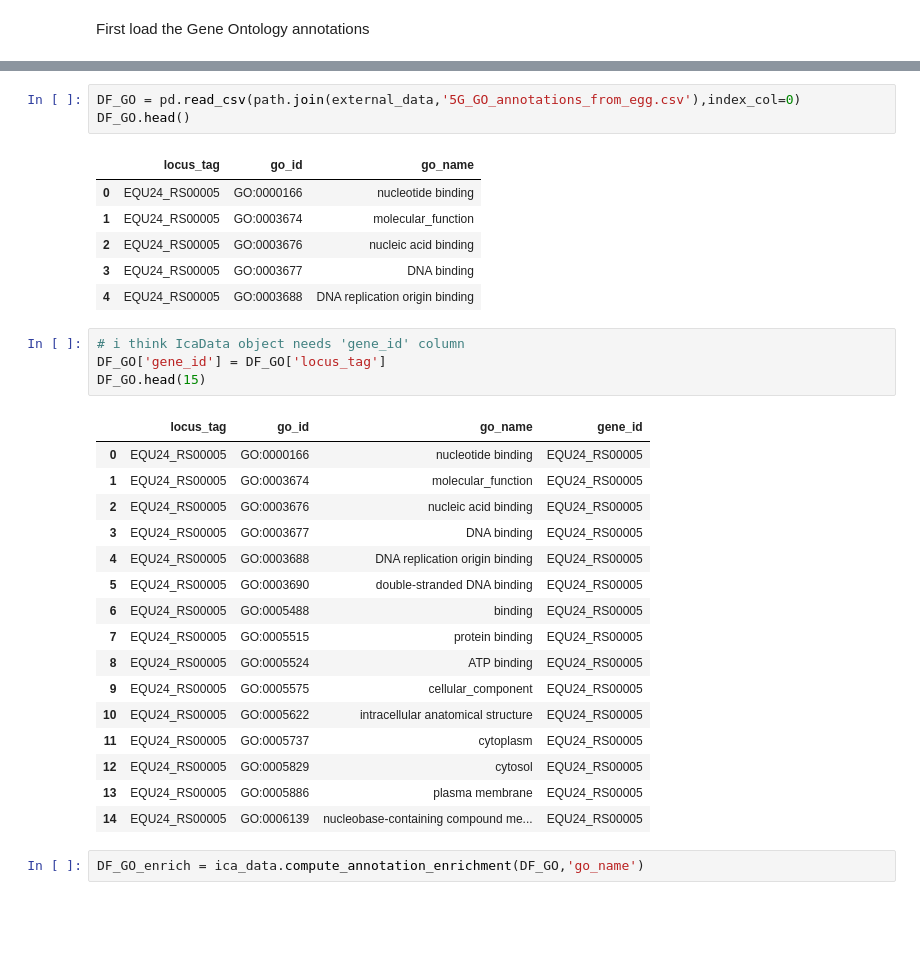
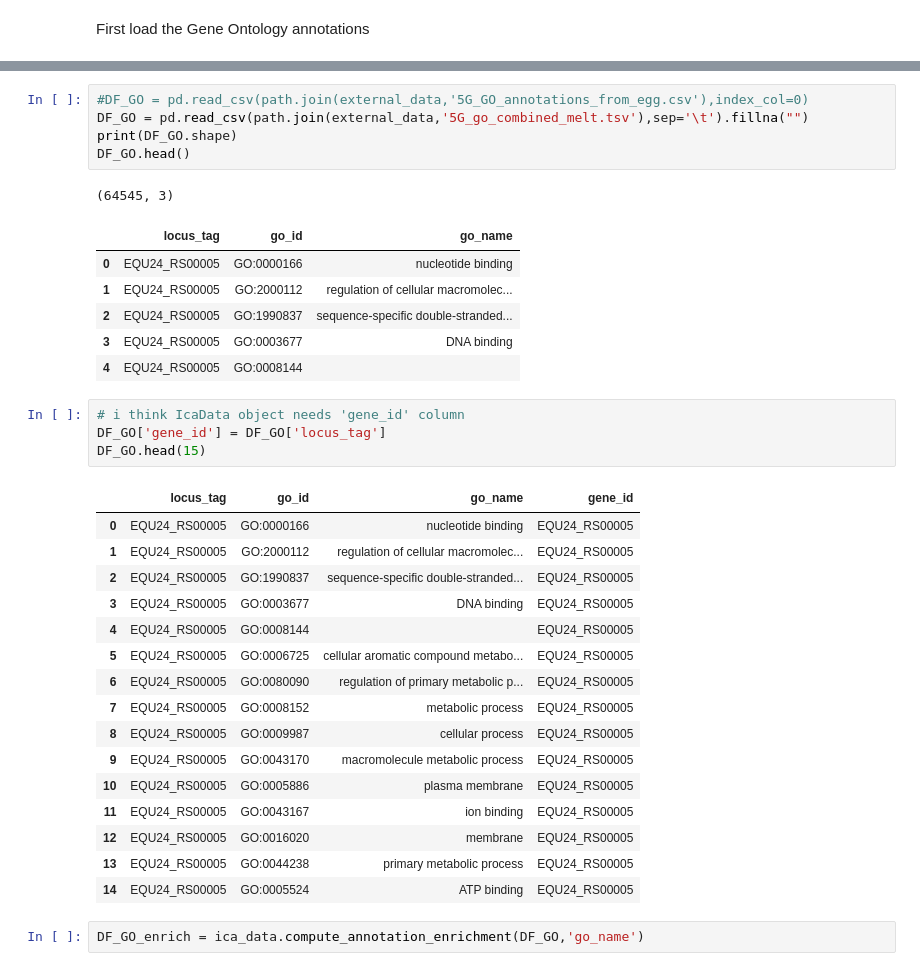
Before and after one commit to erinhwilson/modulome-workflow, a Jupyter notebook: 5_characterize_iModulons/2_iModulon_characterization_Erin.ipynb, the cells around one changed output, grey strips where cells are left out. Cells and saved outputs as stored; diff of their text form; blank space fills up the shorter version.

```diff
--- a/5_characterize_iModulons/2_iModulon_characterization_Erin.ipynb
+++ b/5_characterize_iModulons/2_iModulon_characterization_Erin.ipynb
@@ -225,13 +230,16 @@ First load the Gene Ontology annotations
 # %%
-DF_GO = pd.read_csv(path.join(external_data,'5G_GO_annotations_from_egg.csv'),index_col=0)
+#DF_GO = pd.read_csv(path.join(external_data,'5G_GO_annotations_from_egg.csv'),index_col=0)
+DF_GO = pd.read_csv(path.join(external_data,'5G_go_combined_melt.tsv'),sep='\t').fillna("")
+print(DF_GO.shape)
 DF_GO.head()
 # %% [output]
+(64545, 3)
 |  | locus_tag | go_id | go_name |
 | 0 | EQU24_RS00005 | GO:0000166 | nucleotide binding |
-| 1 | EQU24_RS00005 | GO:0003674 | molecular_function |
-| 2 | EQU24_RS00005 | GO:0003676 | nucleic acid binding |
+| 1 | EQU24_RS00005 | GO:2000112 | regulation of cellular macromolec... |
+| 2 | EQU24_RS00005 | GO:1990837 | sequence-specific double-stranded... |
 | 3 | EQU24_RS00005 | GO:0003677 | DNA binding |
-| 4 | EQU24_RS00005 | GO:0003688 | DNA replication origin binding |
+| 4 | EQU24_RS00005 | GO:0008144 |  |
 # %%
 # i think IcaData object needs 'gene_id' column
 DF_GO['gene_id'] = DF_GO['locus_tag']
@@ -239,20 +247,20 @@ DF_GO.head(15)
 # %% [output]
 |  | locus_tag | go_id | go_name | gene_id |
 | 0 | EQU24_RS00005 | GO:0000166 | nucleotide binding | EQU24_RS00005 |
-| 1 | EQU24_RS00005 | GO:0003674 | molecular_function | EQU24_RS00005 |
-| 2 | EQU24_RS00005 | GO:0003676 | nucleic acid binding | EQU24_RS00005 |
+| 1 | EQU24_RS00005 | GO:2000112 | regulation of cellular macromolec... | EQU24_RS00005 |
+| 2 | EQU24_RS00005 | GO:1990837 | sequence-specific double-stranded... | EQU24_RS00005 |
 | 3 | EQU24_RS00005 | GO:0003677 | DNA binding | EQU24_RS00005 |
-| 4 | EQU24_RS00005 | GO:0003688 | DNA replication origin binding | EQU24_RS00005 |
-| 5 | EQU24_RS00005 | GO:0003690 | double-stranded DNA binding | EQU24_RS00005 |
-| 6 | EQU24_RS00005 | GO:0005488 | binding | EQU24_RS00005 |
-| 7 | EQU24_RS00005 | GO:0005515 | protein binding | EQU24_RS00005 |
-| 8 | EQU24_RS00005 | GO:0005524 | ATP binding | EQU24_RS00005 |
-| 9 | EQU24_RS00005 | GO:0005575 | cellular_component | EQU24_RS00005 |
-| 10 | EQU24_RS00005 | GO:0005622 | intracellular anatomical structure | EQU24_RS00005 |
-| 11 | EQU24_RS00005 | GO:0005737 | cytoplasm | EQU24_RS00005 |
-| 12 | EQU24_RS00005 | GO:0005829 | cytosol | EQU24_RS00005 |
-| 13 | EQU24_RS00005 | GO:0005886 | plasma membrane | EQU24_RS00005 |
-| 14 | EQU24_RS00005 | GO:0006139 | nucleobase-containing compound me... | EQU24_RS00005 |
+| 4 | EQU24_RS00005 | GO:0008144 |  | EQU24_RS00005 |
+| 5 | EQU24_RS00005 | GO:0006725 | cellular aromatic compound metabo... | EQU24_RS00005 |
+| 6 | EQU24_RS00005 | GO:0080090 | regulation of primary metabolic p... | EQU24_RS00005 |
+| 7 | EQU24_RS00005 | GO:0008152 | metabolic process | EQU24_RS00005 |
+| 8 | EQU24_RS00005 | GO:0009987 | cellular process | EQU24_RS00005 |
+| 9 | EQU24_RS00005 | GO:0043170 | macromolecule metabolic process | EQU24_RS00005 |
+| 10 | EQU24_RS00005 | GO:0005886 | plasma membrane | EQU24_RS00005 |
+| 11 | EQU24_RS00005 | GO:0043167 | ion binding | EQU24_RS00005 |
+| 12 | EQU24_RS00005 | GO:0016020 | membrane | EQU24_RS00005 |
+| 13 | EQU24_RS00005 | GO:0044238 | primary metabolic process | EQU24_RS00005 |
+| 14 | EQU24_RS00005 | GO:0005524 | ATP binding | EQU24_RS00005 |
 # %%
 DF_GO_enrich = ica_data.compute_annotation_enrichment(DF_GO,'go_name')
 # %%
```
Also changed, not shown: parts of 15 cells of this notebook, 1 other file.
